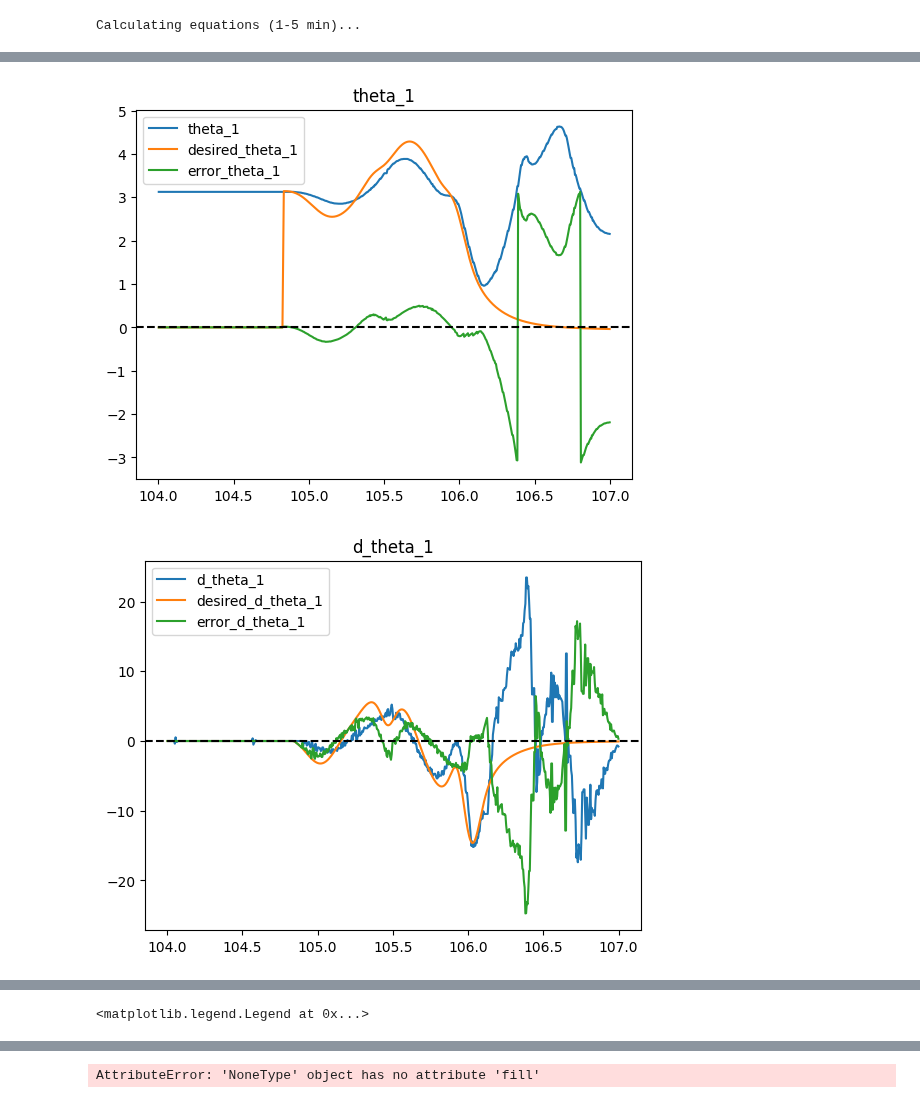
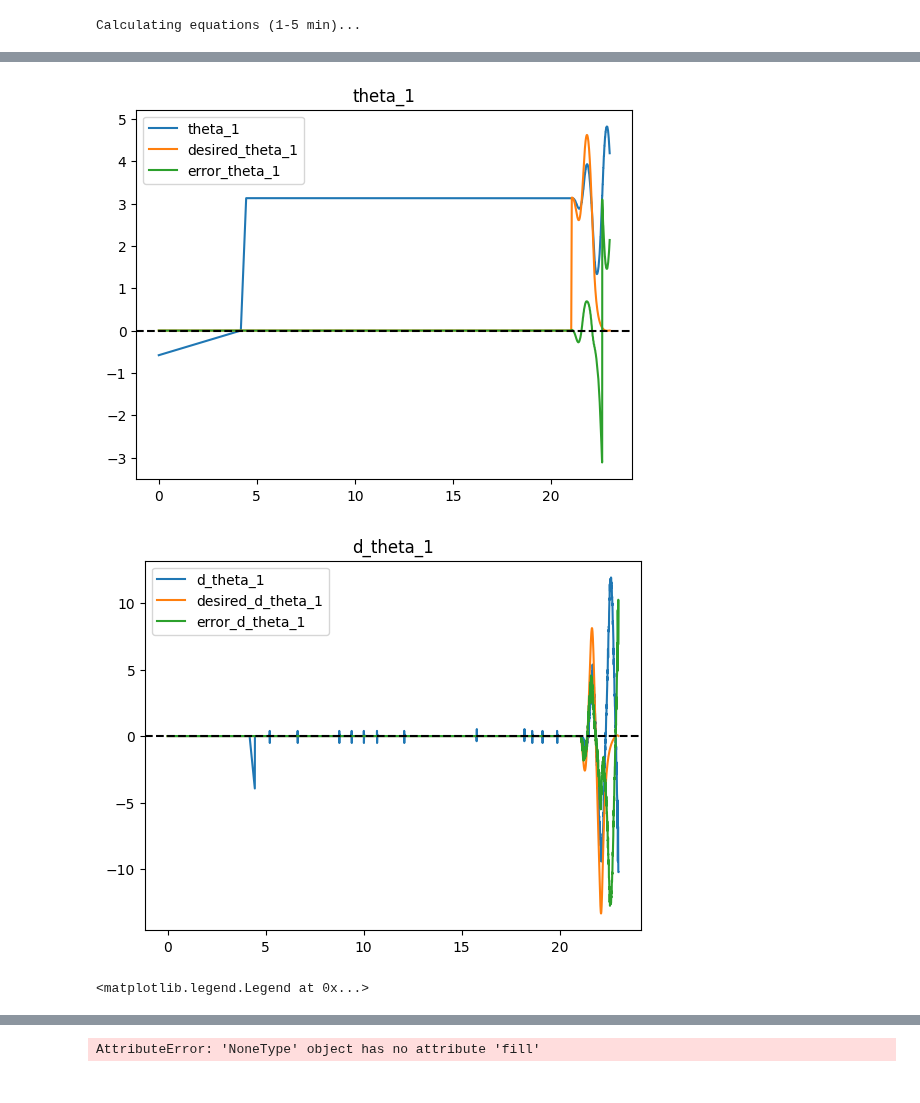
Before and after one commit to sackariaslunman/inverted-pendulum, a Jupyter notebook: src/python/test_linear_regression.ipynb, the cells around one changed output, grey strips where cells are left out. Cells and saved outputs as stored; diff of their text form; code cells hidden in the pictures.

```diff
--- a/src/python/test_linear_regression.ipynb
+++ b/src/python/test_linear_regression.ipynb
@@ -15,28 +15,28 @@ m = 0.2167
 x_max = 1.15/2
 
 # 45.4 g outer
-l1 = 0.200
-a1 = 0.108709
-m1 = 0.13725
-d1 = 0.003
-J1 = 0.00092347
-pole1 = Pole(m1, l1, a1, d1, J1)
+# l1 = 0.200
+# a1 = 0.108709
+# m1 = 0.13725
+# d1 = 0.003
+# J1 = 0.00092347
+# pole1 = Pole(m1, l1, a1, d1, J1)
 
 # # 55 g outer
-# l2 = 0.200
-# a2 = 0.116161
-# m2 = 0.14945
-# d2 = d
-# J2 = 0.001017455
-# pole2 = Pole(m2, l2, a2, d2, J2)
+l2 = 0.200
+a2 = 0.116161
+m2 = 0.14945
+d2 = 0.001
+J2 = 0.001017455
+pole1 = Pole(m2, l2, a2, d2, J2)
 
 # 0 g outer
-l2 = 0.200
-a2 = 0.067341
-m2 = 0.09445
-d2 = 0.0001
-J2 = 0.00040300
-pole2 = Pole(m2, l2, a2, d2, J2)
+# l2 = 0.200
+# a2 = 0.067341
+# m2 = 0.09445
+# d2 = 0.0001
+# J2 = 0.00040300
+# pole2 = Pole(m2, l2, a2, d2, J2)
 
 # # 55 g outer + 72.5 g middle
 # l2 = 0.200
@@ -51,7 +51,6 @@ cart = Cart(m, 0.01, (-x_max, x_max), 0.1)
 motor = StepperMotor(r, (-2.7, 2.7), 0.1, (-2, 2), 0.1)
 poles = [
     pole1,
-    pole2,
 ]
 path = "./cartpolesystems"
 
@@ -65,7 +64,7 @@ else:
 # %% [output]
 Calculating equations (1-5 min)...
 # %%
-df = pd.read_csv('data/8-1-2.csv')
+df = pd.read_csv('data/2024-05-02_1.csv')
 print("Entries before filter: ", len(df))
 df = df.dropna()
 print("Entries after filter: ", len(df))
@@ -89,5 +88,5 @@ Entries after filter:  22117
 # %%
-df = df[(df['time'] >= 104) & (df['time'] <= 107)]
+df = df[(df['time'] >= 20) & (df['time'] <= 1071)]
 
 time = df['time']
 columns = ["s", "d_s", "theta_1", "d_theta_1", "theta_2", "d_theta_2"][:2+2*system.num_poles]
@@ -122,2 +121,3 @@ plt.legend()
-[figure, old version]
+[figure, new version]
-[figure, old version]
+[figure, new version]
+<matplotlib.legend.Legend at 0x...>
@@ -126 +124,0 @@ plt.legend()
-<matplotlib.legend.Legend at 0x...>
```
Also changed, not shown: parts of 2 cells of this notebook, 28 other files.
